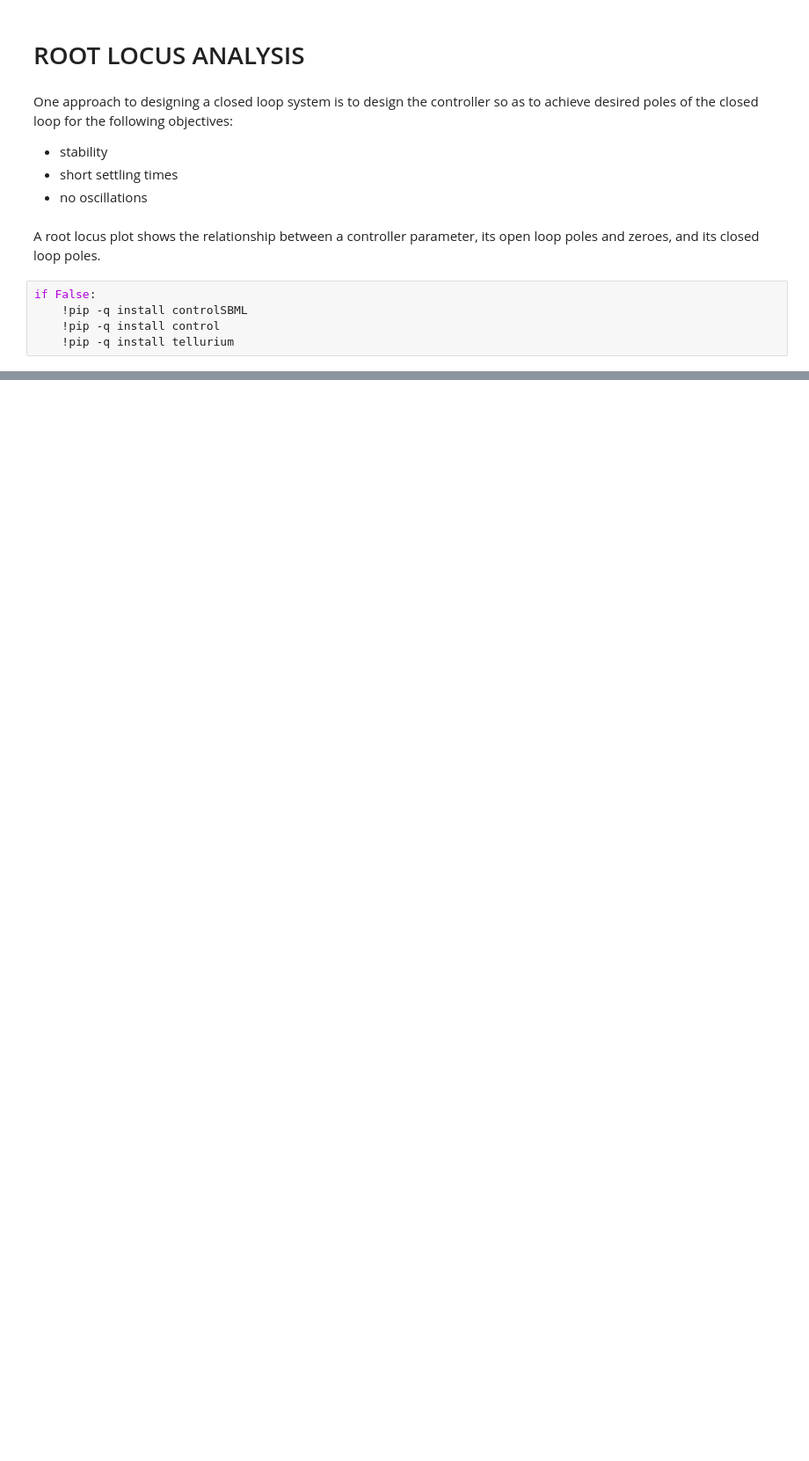
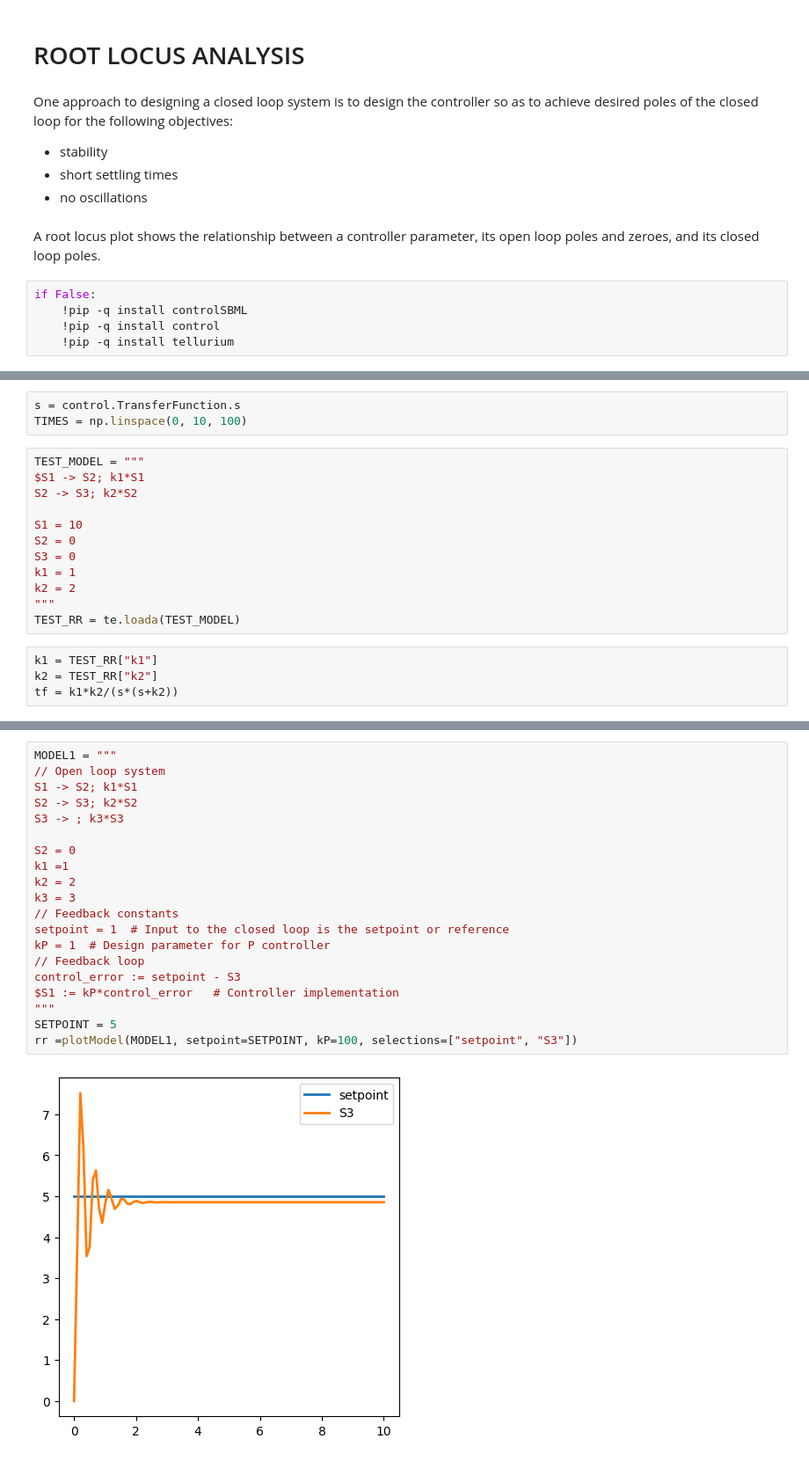
Before and after one commit to joseph-hellerstein/advanced-controls-lectures, a Jupyter notebook: lectures/lecture_14-Analysis-and-Design-of-Closed-Loop-Systems/root_locus_analysis.ipynb, the cells around one changed output, grey strips where cells are left out. Shown at 88% size. Saved outputs shown, nothing was run; the diff lists cells and outputs as text; blank space fills up the shorter version.

```diff
--- a/lectures/lecture_14-Analysis-and-Design-of-Closed-Loop-Systems/root_locus_analysis.ipynb
+++ b/lectures/lecture_14-Analysis-and-Design-of-Closed-Loop-Systems/root_locus_analysis.ipynb
@@ -21,0 +25,19 @@ import tellurium as te
+# %%
+s = control.TransferFunction.s
+TIMES = np.linspace(0, 10, 100)
+# %%
+TEST_MODEL = """
+$S1 -> S2; k1*S1
+S2 -> S3; k2*S2
+
+S1 = 10
+S2 = 0
+S3 = 0
+k1 = 1
+k2 = 2
+"""
+TEST_RR = te.loada(TEST_MODEL)
+# %%
+k1 = TEST_RR["k1"]
+k2 = TEST_RR["k2"]
+tf = k1*k2/(s*(s+k2))
@@ -21,0 +238,22 @@ import tellurium as te
+# %%
+MODEL1 = """
+// Open loop system
+S1 -> S2; k1*S1
+S2 -> S3; k2*S2
+S3 -> ; k3*S3
+
+S2 = 0
+k1 =1
+k2 = 2
+k3 = 3
+// Feedback constants
+setpoint = 1  # Input to the closed loop is the setpoint or reference
+kP = 1  # Design parameter for P controller
+// Feedback loop
+control_error := setpoint - S3
+$S1 := kP*control_error   # Controller implementation
+"""
+SETPOINT = 5
+rr =plotModel(MODEL1, setpoint=SETPOINT, kP=100, selections=["setpoint", "S3"])
+# %% [output]
+[figure, added]
```
Also changed, not shown: parts of 17 cells of this notebook, 3 other files.
